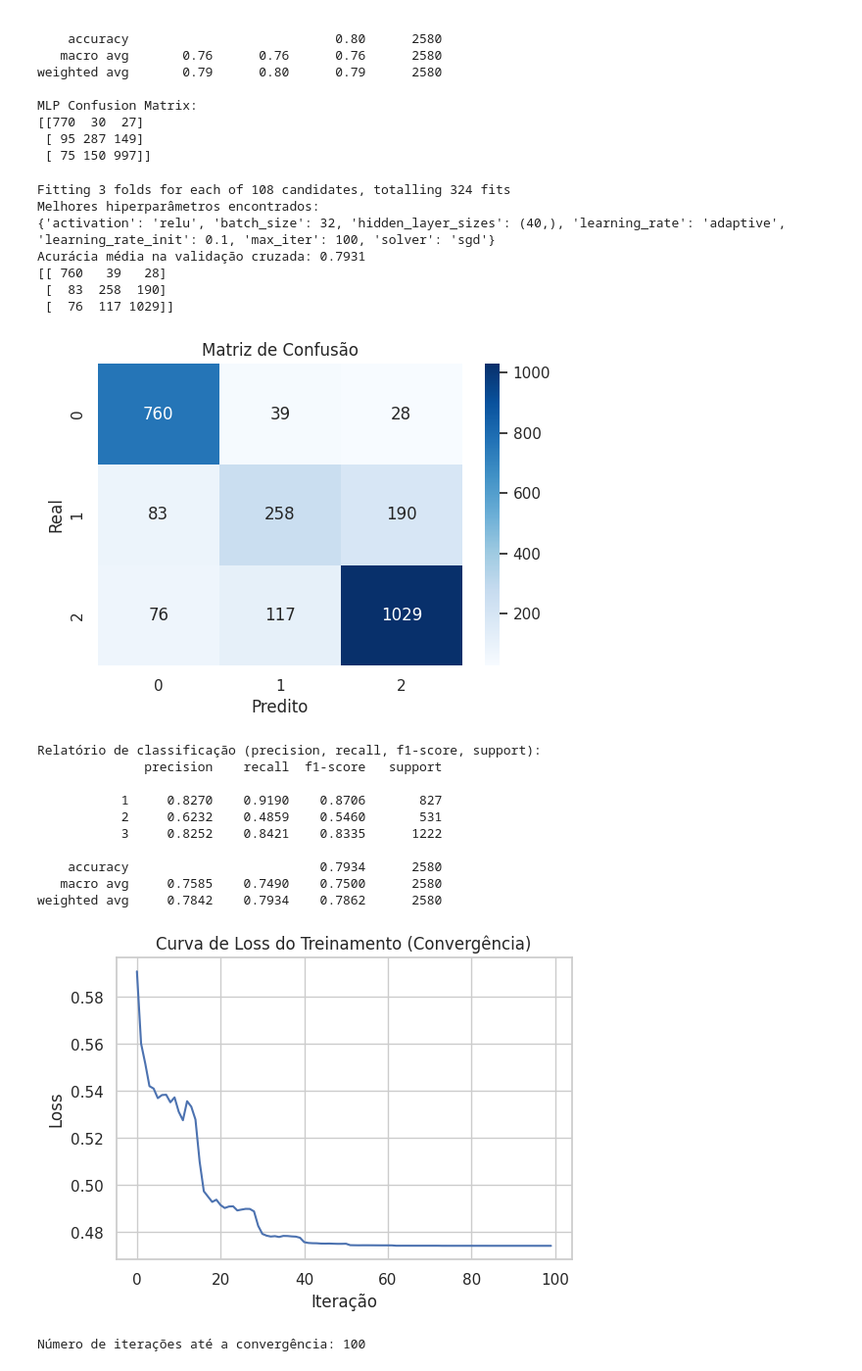
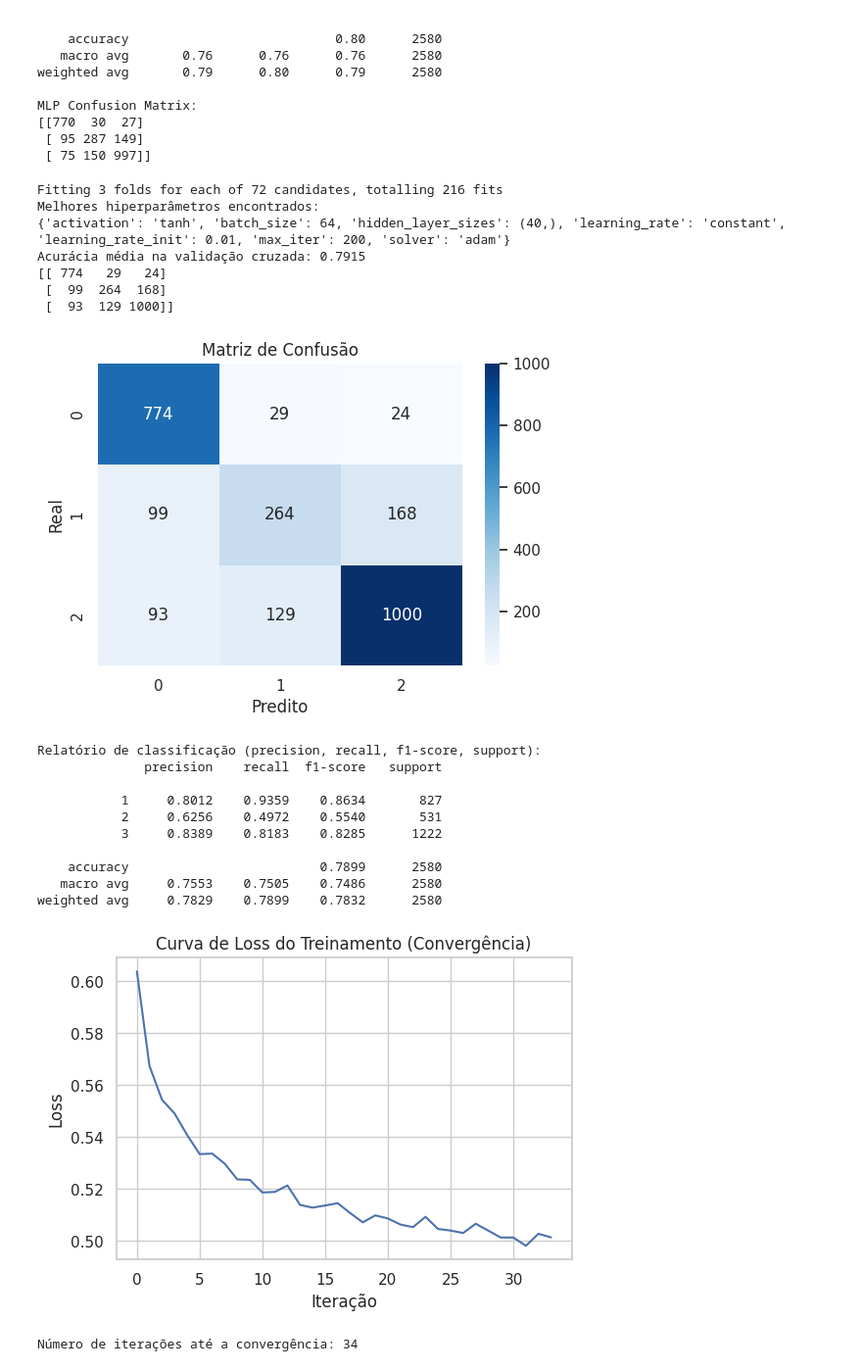
Before and after one commit to filipedmtm/mlpKnnProject, a Jupyter notebook: pokemon_rarity_classification.ipynb, the cells around one changed output. Shown at 98% size. Drawn from its saved outputs; the diff is of its cells as text; code cells hidden in the pictures.

```diff
--- a/pokemon_rarity_classification.ipynb
+++ b/pokemon_rarity_classification.ipynb
@@ -416,11 +416,11 @@ MLP Confusion Matrix:
 mlp = MLPClassifier(random_state=42, early_stopping=True)
 param_grid = {
     'hidden_layer_sizes': [(80,), (40,)], #número de neurônios nas camadas ocultas
-    'solver': ['adam', 'sgd', 'lbfgs'], #algoritmo para otimização
+    'solver': ['adam', 'sgd'], #algoritmo para otimização --> retirando lbfgs porque não possuí loss_curve
     'activation': ['relu', 'tanh', 'logistic'], #Função de ativação das camadas ocultas
     'learning_rate_init': [0.001, 0.01, 0.1], #Taxa de aprendizado inicial do otimizador.
-    'max_iter': [100], #Número máximo de épocas/iterações.
-    'batch_size': [32], #Tamanho do lote para atualização dos pesos.
+    'max_iter': [200], #Número máximo de épocas/iterações.
+    'batch_size': [64], #Tamanho do lote para atualização dos pesos.
     'learning_rate': ['constant', 'adaptive'] #Esquema de ajuste da taxa de aprendizado.
 }
 grid_search = GridSearchCV(
@@ -456,45 +456,45 @@ print(report)
 # === Ponto de convergência ===
 
 # (1) Plotando a curva de loss durante o treino do melhor modelo
 plt.figure(figsize=(6,4))
 plt.plot(best_mlp.loss_curve_)
 plt.xlabel('Iteração')
 plt.ylabel('Loss')
 plt.title('Curva de Loss do Treinamento (Convergência)')
 plt.grid(True)
 plt.show()
 
 # (2) Exibindo o número de iterações até a convergência
 print(f"Número de iterações até a convergência: {best_mlp.n_iter_}")
 
 # (Opcional) Plotando uma linha indicando onde parou
 plt.figure(figsize=(6,4))
 plt.plot(best_mlp.loss_curve_, label='Loss')
 plt.axvline(best_mlp.n_iter_-1, color='red', linestyle='--', label=f'Convergência: {best_mlp.n_iter_} iterações')
 plt.xlabel('Iteração')
 plt.ylabel('Loss')
 plt.title('Curva de Loss e Ponto de Convergência')
 plt.legend()
 plt.grid(True)
 plt.show()
 # %% [output]
-Fitting 3 folds for each of 108 candidates, totalling 324 fits
+Fitting 3 folds for each of 72 candidates, totalling 216 fits
 Melhores hiperparâmetros encontrados:
-{'activation': 'relu', 'batch_size': 32, 'hidden_layer_sizes': (40,), 'learning_rate': 'adaptive', 'learning_rate_init': 0.1, 'max_iter': 100, 'solver': 'sgd'}
-Acurácia média na validação cruzada: 0.7931
-[[ 760   39   28]
- [  83  258  190]
- [  76  117 1029]]
+{'activation': 'tanh', 'batch_size': 64, 'hidden_layer_sizes': (40,), 'learning_rate': 'constant', 'learning_rate_init': 0.01, 'max_iter': 200, 'solver': 'adam'}
+Acurácia média na validação cruzada: 0.7915
+[[ 774   29   24]
+ [  99  264  168]
+ [  93  129 1000]]
-[figure, old version]
+[figure, new version]
 Relatório de classificação (precision, recall, f1-score, support):
               precision    recall  f1-score   support
 
-           1     0.8270    0.9190    0.8706       827
-           2     0.6232    0.4859    0.5460       531
-           3     0.8252    0.8421    0.8335      1222
+           1     0.8012    0.9359    0.8634       827
+           2     0.6256    0.4972    0.5540       531
+           3     0.8389    0.8183    0.8285      1222
 
-    accuracy                         0.7934      2580
-   macro avg     0.7585    0.7490    0.7500      2580
-weighted avg     0.7842    0.7934    0.7862      2580
+    accuracy                         0.7899      2580
+   macro avg     0.7553    0.7505    0.7486      2580
+weighted avg     0.7829    0.7899    0.7832      2580
-[figure, old version]
+[figure, new version]
-Número de iterações até a convergência: 100
+Número de iterações até a convergência: 34
```
Also changed, not shown: parts of 1 cell of this notebook.
